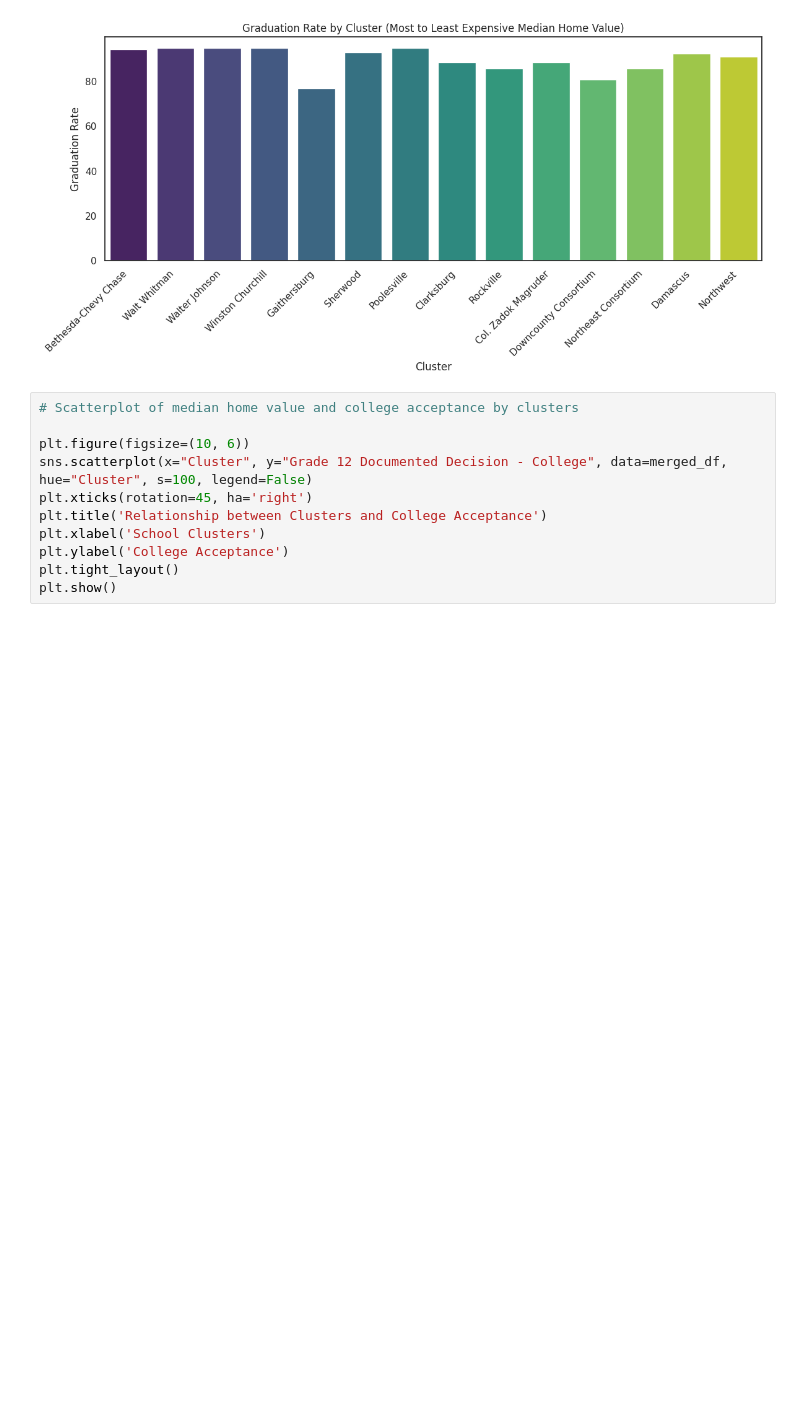
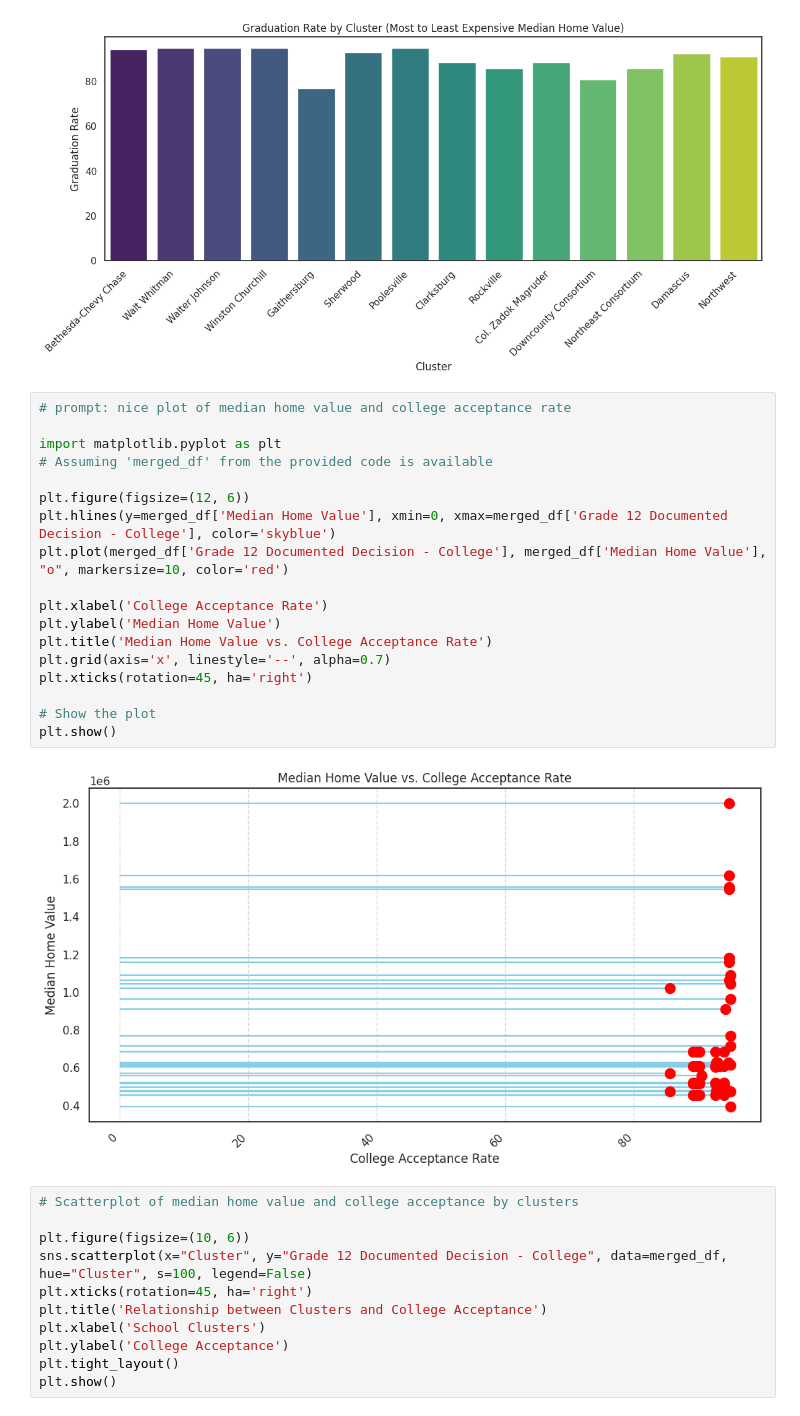
Before and after one commit to LilianeEff/Data205, a Jupyter notebook: CapstoneProject.ipynb, the cells around one changed output. Cells and saved outputs as stored; diff of their text form; blank space fills up the shorter version.

```diff
--- a/CapstoneProject.ipynb
+++ b/CapstoneProject.ipynb
@@ -734,6 +708,26 @@ Passing `palette` without assigning `hue` is deprecated and will be removed in v
 
   sns.barplot(x='Cluster', y='Graduation Rate', data=final_df, palette="viridis", order=final_df['Cluster'])
 [figure]
+# %%
+# prompt: nice plot of median home value and college acceptance rate
+
+import matplotlib.pyplot as plt
+# Assuming 'merged_df' from the provided code is available
+
+plt.figure(figsize=(12, 6))
+plt.hlines(y=merged_df['Median Home Value'], xmin=0, xmax=merged_df['Grade 12 Documented Decision - College'], color='skyblue')
+plt.plot(merged_df['Grade 12 Documented Decision - College'], merged_df['Median Home Value'], "o", markersize=10, color='red')
+
+plt.xlabel('College Acceptance Rate')
+plt.ylabel('Median Home Value')
+plt.title('Median Home Value vs. College Acceptance Rate')
+plt.grid(axis='x', linestyle='--', alpha=0.7)
+plt.xticks(rotation=45, ha='right')
+
+# Show the plot
+plt.show()
+# %% [output]
+[figure, added]
 # %%
 # Scatterplot of median home value and college acceptance by clusters
 
```
Also changed, not shown: parts of 7 cells of this notebook.
